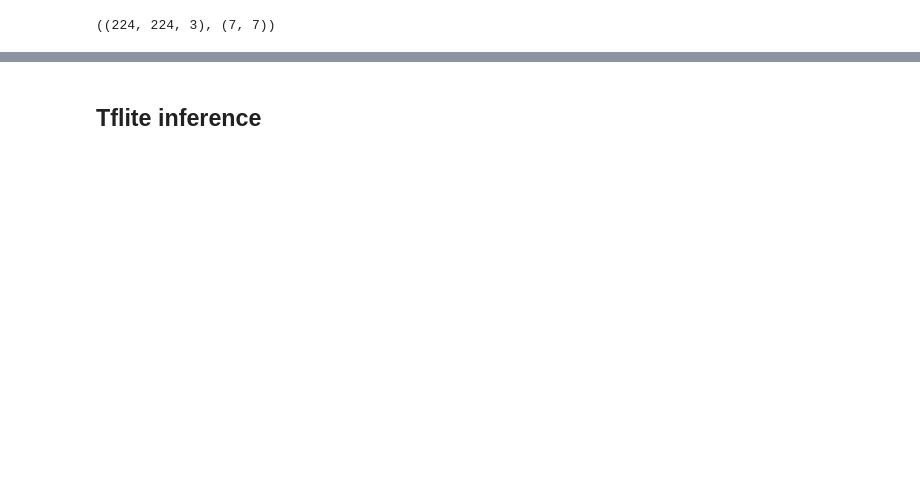
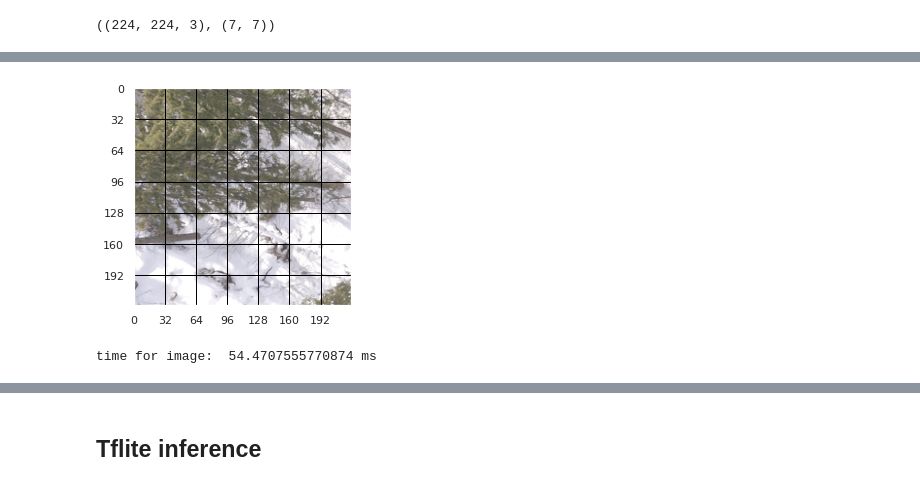
Before and after one commit to dolmatov2000/LacmusTflite, a Jupyter notebook: TfliteConverter.ipynb, the cells around one changed output, grey strips where cells are left out. Drawn from its saved outputs; the diff is of its cells as text; code cells hidden in the pictures; blank space fills up the shorter version.

```diff
--- a/TfliteConverter.ipynb
+++ b/TfliteConverter.ipynb
@@ -80,0 +133,30 @@ plt.show()
+# %%
+plt.figure()
+im = plt.imshow(x)
+
+ax = plt.gca();
+
+# Major ticks
+ax.set_xticks(np.arange(0, 224, 32))
+ax.set_yticks(np.arange(0, 224, 32))
+
+#
+
+#
+
+# Gridlines based on minor ticks
+ax.grid(which='major', color='black', linestyle='-', linewidth=1)
+plt.show()
+# %% [output]
+[figure, added]
+# %%
+i=0
+start = time.time()
+while i <1000:
+  i+=1
+  pred=model(np.expand_dims(x, 0))
+end = time.time()
+normal_time=str((end - start)*(10**3)/1000)+ 'ms'
+print('time for image: ',(end - start)*(10**3)/1000,'ms')
+# %% [output]
+time for image:  54.4707555770874 ms
```
Also changed, not shown: parts of 39 cells of this notebook, 10 other files.
